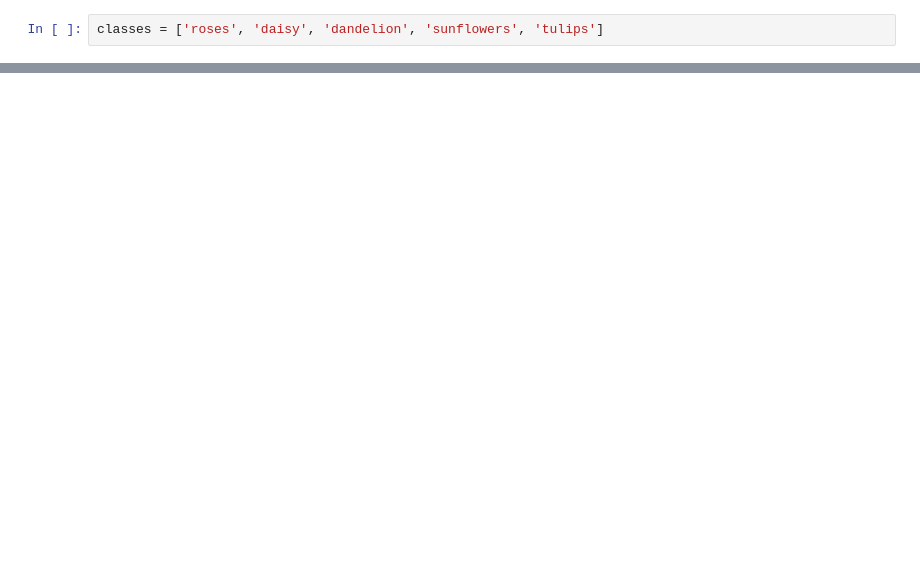
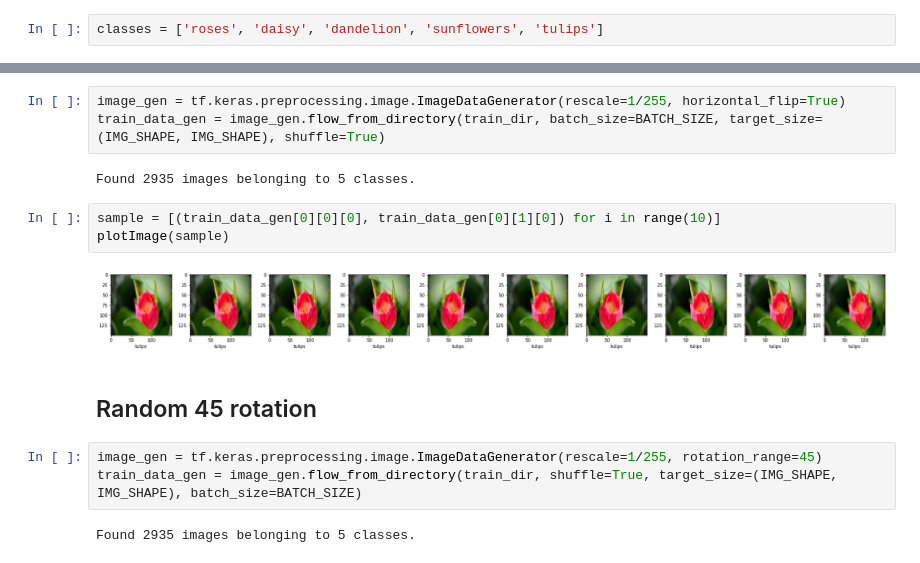
Before and after one commit to frankl1/Introduction-to-Tensorflow-for-Deep-Learning, a Jupyter notebook: exercise_flowers_with_data_augmentation.ipynb, the cells around one changed output, grey strips where cells are left out. Cells and saved outputs as stored; diff of their text form; blank space fills up the shorter version.

```diff
--- a/exercise_flowers_with_data_augmentation.ipynb
+++ b/exercise_flowers_with_data_augmentation.ipynb
@@ -32,0 +93,17 @@ classes = ['roses', 'daisy', 'dandelion', 'sunflowers', 'tulips']
+# %%
+image_gen = tf.keras.preprocessing.image.ImageDataGenerator(rescale=1/255, horizontal_flip=True)
+train_data_gen = image_gen.flow_from_directory(train_dir, batch_size=BATCH_SIZE, target_size=(IMG_SHAPE, IMG_SHAPE), shuffle=True)
+# %% [output]
+Found 2935 images belonging to 5 classes.
+# %%
+sample = [(train_data_gen[0][0][0], train_data_gen[0][1][0]) for i in range(10)]
+plotImage(sample)
+# %% [output]
+[figure, added]
+# %% [markdown]
+## Random 45 rotation
+# %%
+image_gen = tf.keras.preprocessing.image.ImageDataGenerator(rescale=1/255, rotation_range=45)
+train_data_gen = image_gen.flow_from_directory(train_dir, shuffle=True, target_size=(IMG_SHAPE, IMG_SHAPE), batch_size=BATCH_SIZE)
+# %% [output]
+Found 2935 images belonging to 5 classes.
```
Also changed, not shown: parts of 50 cells of this notebook.
